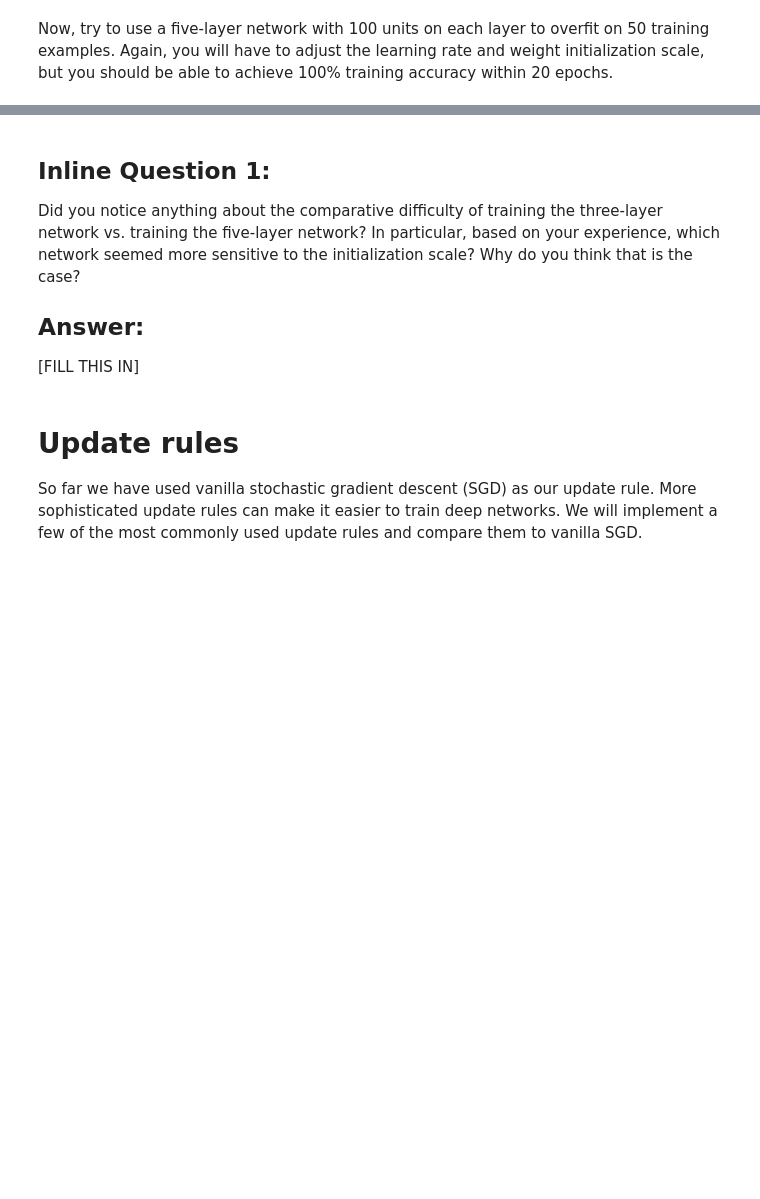
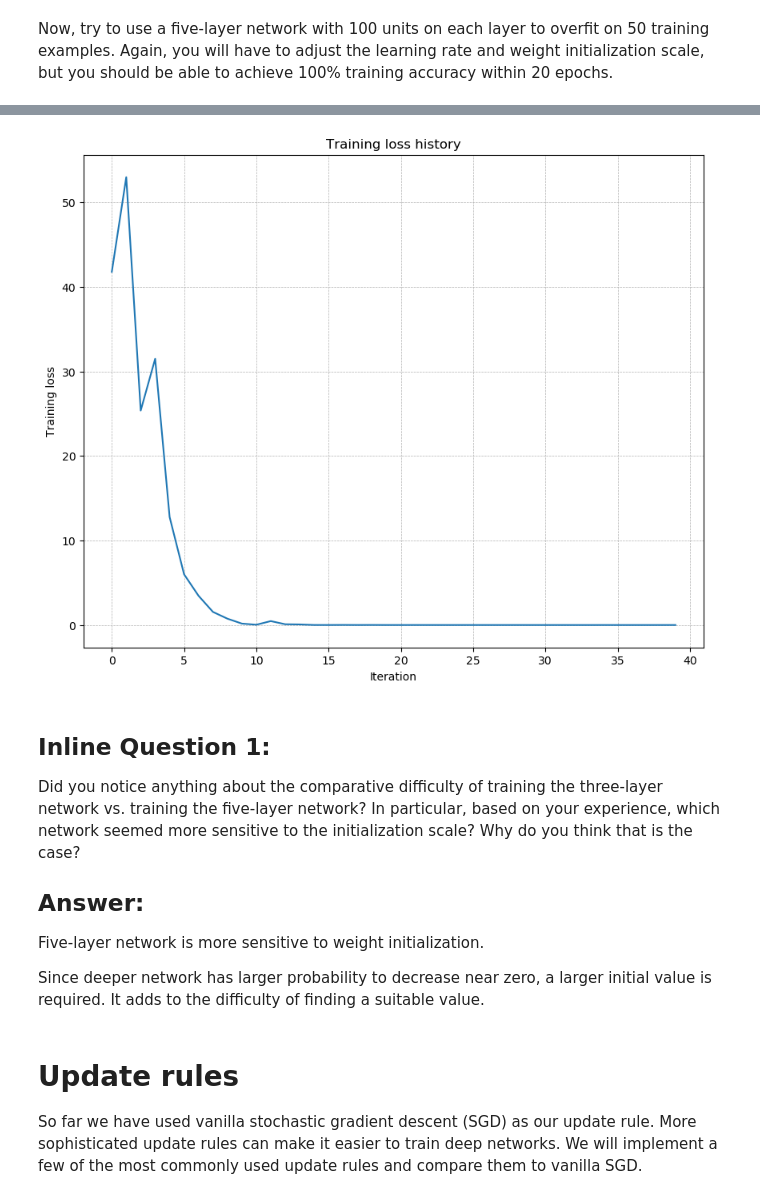
Before and after one commit to PeterHUistyping/Stanford_CS231n-Deep_Learning-for-Computer_Vision, a Jupyter notebook: MyProject22/assignment2/FullyConnectedNets.ipynb, the cells around one changed output, grey strips where cells are left out. Cells and saved outputs as stored; diff of their text form; code cells hidden in the pictures; blank space fills up the shorter version.

```diff
--- a/MyProject22/assignment2/FullyConnectedNets.ipynb
+++ b/MyProject22/assignment2/FullyConnectedNets.ipynb
@@ -143,8 +185,8 @@ small_data = {
   'y_val': data['y_val'],
 }
 
-learning_rate = 2e-3  # Experiment with this!
-weight_scale = 1e-5   # Experiment with this!
+learning_rate = 3e-3  # Experiment with this!
+weight_scale = 8e-2   # Experiment with this!
 model = FullyConnectedNet(
     [100, 100, 100, 100],
     weight_scale=weight_scale,
@@ -167,3 +209,4 @@ plt.xlabel('Iteration')
 plt.ylabel('Training loss')
 plt.grid(linestyle='--', linewidth=0.5)
 plt.show()
+# %% [output]
@@ -170,9 +230,13 @@ plt.show()
+[figure, added]
 # %% [markdown]
 ## Inline Question 1:
 Did you notice anything about the comparative difficulty of training the three-layer network vs. training the five-layer network? In particular, based on your experience, which network seemed more sensitive to the initialization scale? Why do you think that is the case?
 
 ## Answer:
-[FILL THIS IN]
+
+Five-layer network is more sensitive to weight initialization.
+
+Since deeper network has larger probability to decrease near zero, a larger initial value is required. It adds to the difficulty of finding a suitable value.
 # %% [markdown]
 # Update rules
 So far we have used vanilla stochastic gradient descent (SGD) as our update rule. More sophisticated update rules can make it easier to train deep networks. We will implement a few of the most commonly used update rules and compare them to vanilla SGD.
```
Also changed, not shown: parts of 6 cells of this notebook, 2 other files.
